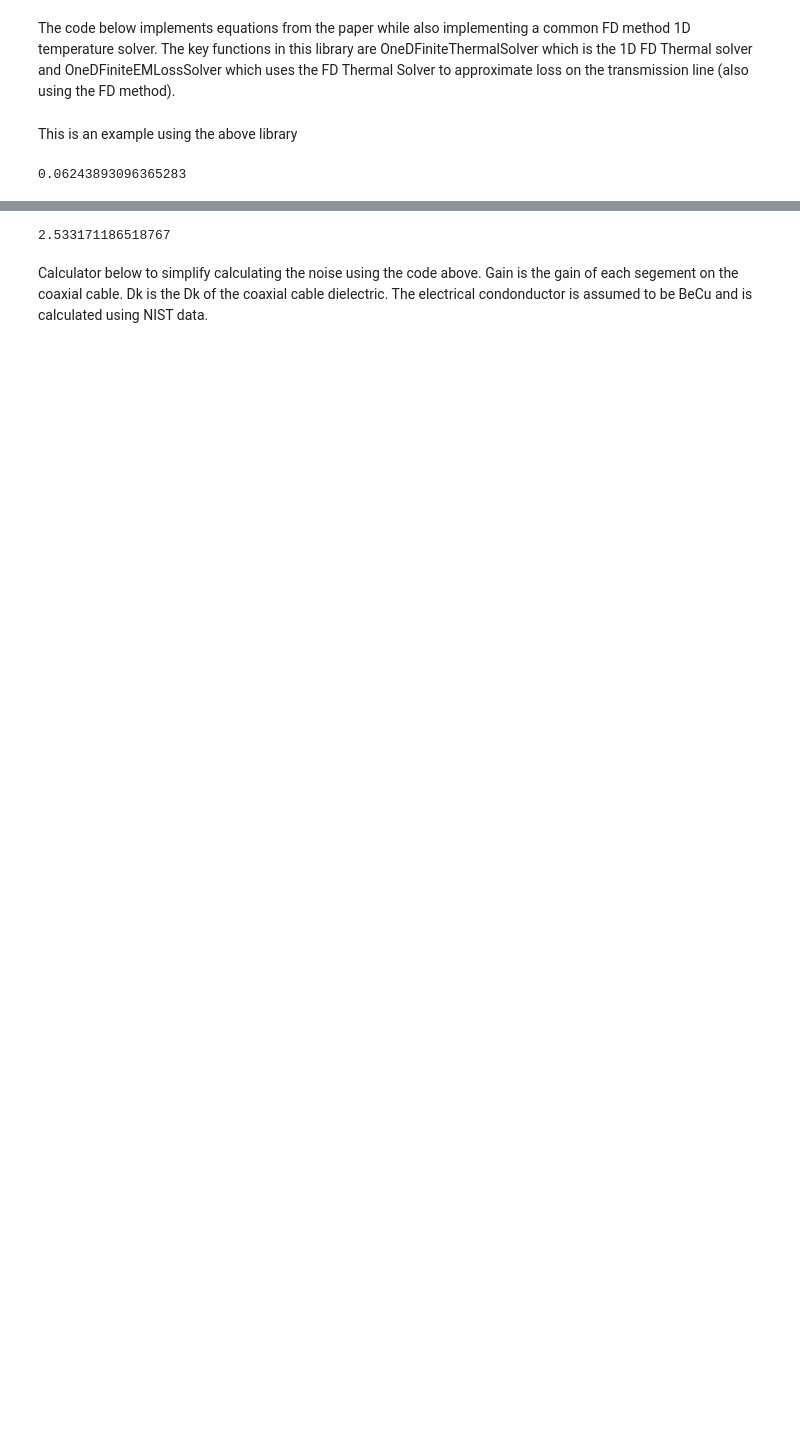
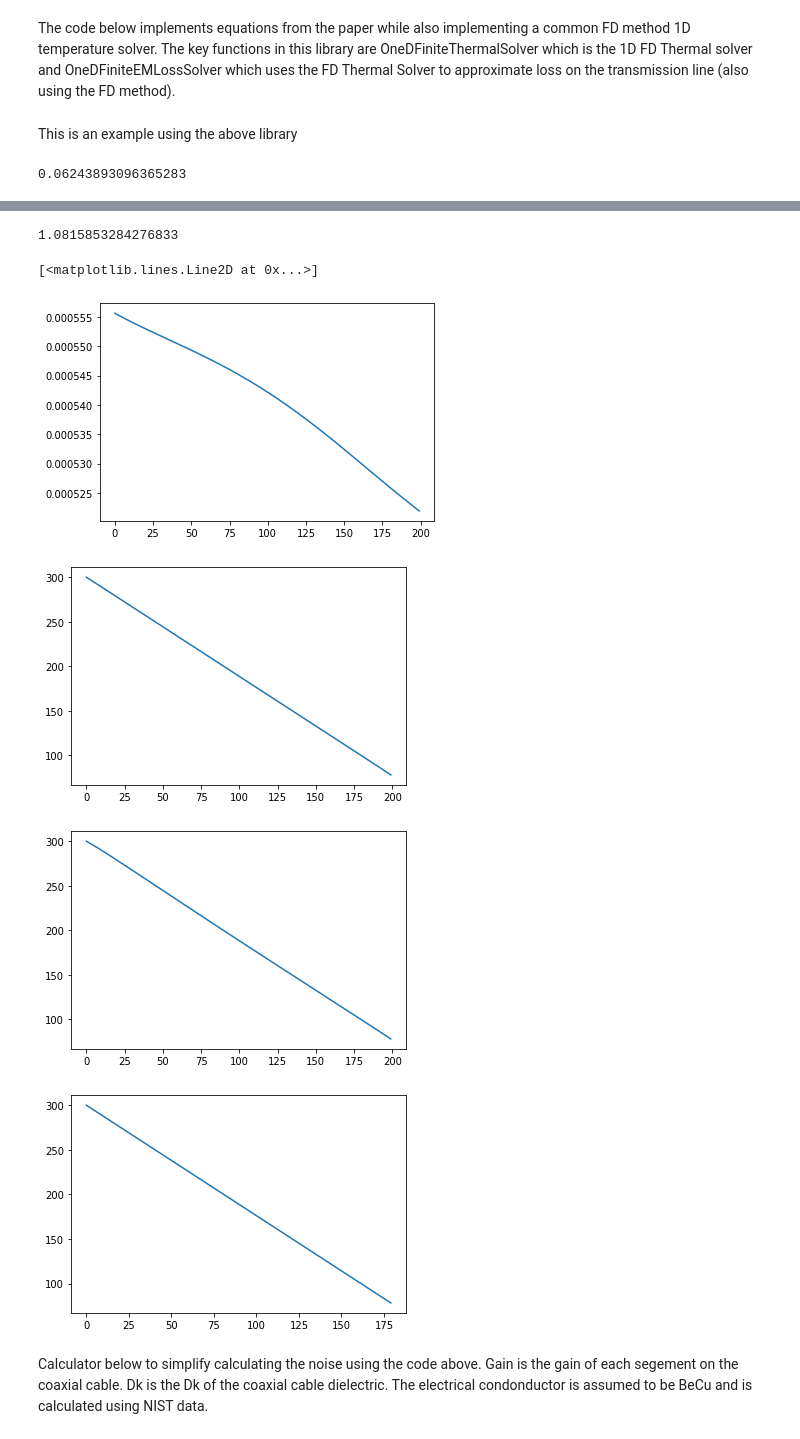
Before and after one commit to RoFree/1D_FDMethodThermal-EM, a Jupyter notebook: Thermal_Modeling_of_Coaxial_line_noise.ipynb, the cells around one changed output, grey strips where cells are left out. Drawn from its saved outputs; the diff is of its cells as text; code cells hidden in the pictures; blank space fills up the shorter version.

```diff
--- a/Thermal_Modeling_of_Coaxial_line_noise.ipynb
+++ b/Thermal_Modeling_of_Coaxial_line_noise.ipynb
@@ -330,14 +391,15 @@ print(HeatFlowTotal(max(old), min(old), R_tCalc(10/100, q_coax_SS_BeCu(mean(old)
 #example, calculating a temperature gradient from an initial state and then finding the noise of the cable NOTE: also do deviation from linear
 
 gradient_inner, gradient_outer = np.array(OneDFiniteThermalSolver_withResistancev3(300, 77, 0.01, 0.10, 170, tConduct_BeCu, tConduct_ss_304, 0.00220, 0.00180, 0.00051)) #units now in meters!!!!
-plot = plt.figure()
-ax = plt.axes()
-ax.plot(gradient_outer)
+
 #y, t = OneDFiniteEMNoiseSolverv3(gradient_inner, gradient_outer, 1.5, e_cond_ss, 2,  e_cond_cu, 1, 2.1, 0.220, 0.051, 10)#units in cm
-#y, t = OneDFiniteEMNoiseSolverv2(gradient_inner, gradient_outer, 1.5, e_cond_ss, e_cond_cu, 2.1, 0.22, 0.051, 10)
-#y, t = OneDFiniteEMNoiseSolver(gradient_inner, 1.5, e_cond_cu, 2.1, 0.22, 0.051, 10)
-y, t = OneDFiniteEMNoiseSolverv4(gradient_inner, gradient_outer, 1.5e+9, e_cond_ss, 2, e_cond_cu, 1, 2.1, 0.00220, 0.00180, 0.00051, 0.1) #units in cm, Hz, ohm/m, K
+#y, t = OneDFiniteEMNoiseSolverv2(gradient_inner, gradient_outer, 1.5, e_cond_ss, e_cond_BeCu, 2.1, 0.0022, 0.00051, 0.10)
+y, t, loss_inner, loss_outer, dielectric_loss = OneDFiniteEMNoiseSolverv4(gradient_inner, gradient_outer, 1.5e+9, e_cond_ss, 2, e_cond_BeCu, 1, 2.1, 0.00220, 0.00180, 0.00051, 0.1) #units in cm, Hz, ohm/m, K
+print("Loss in dB/m")
 print(t)
+print(loss_inner)
+print(loss_outer)
+print(dielectric_loss)
 print("Noise of coax:")
 print(nTemp_calc(TotalNoisev2(y), 77, mean(gradient_inner)))
 # %% [output]
@@ -348,7 +413,30 @@ Noise of coax:
-# %%
-print(R_m_calc(1.5, e_cond_ref, e_cond_ss(100)))
-# %% [output]
-2.533171186518767
+# %%
+print(t)
+plot = plt.figure()
+ax = plt.axes()
+ax.plot(y)
+plot = plt.figure()
+ax = plt.axes()
+ax.plot(gradient_outer)
+plot = plt.figure()
+ax = plt.axes()
+ax.plot(gradient_inner)
+
+ref = populateInitialState(300, 77, 0.1, 180)
+deviation = []
+for i in range(len(ref)):
+  deviation.append(y[i]-ref[-i])
+
+plot = plt.figure()
+ax = plt.axes()
+ax.plot(ref)
+# %% [output]
+1.0815853284276833
+[<matplotlib.lines.Line2D at 0x...>]
+[figure, added]
+[figure, added]
+[figure, added]
+[figure, added]
 # %% [markdown]
 Calculator below to simplify calculating the noise using the code above. Gain is the gain of each segement on the coaxial cable. Dk is the Dk of the coaxial cable dielectric. The electrical condonductor is assumed to be BeCu and is calculated using NIST data.
 # %%
```
Also changed, not shown: parts of 3 cells of this notebook.
